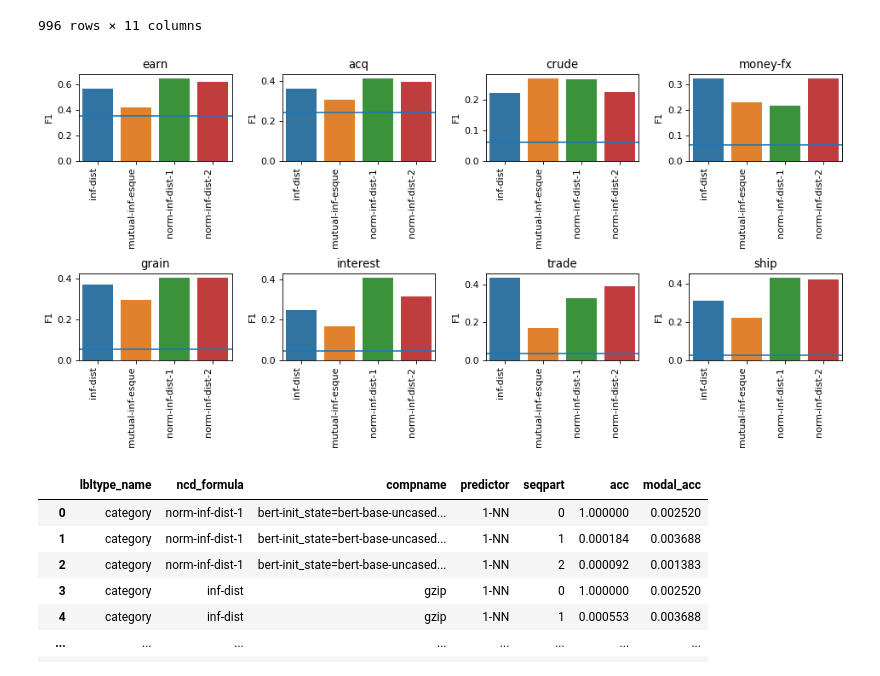
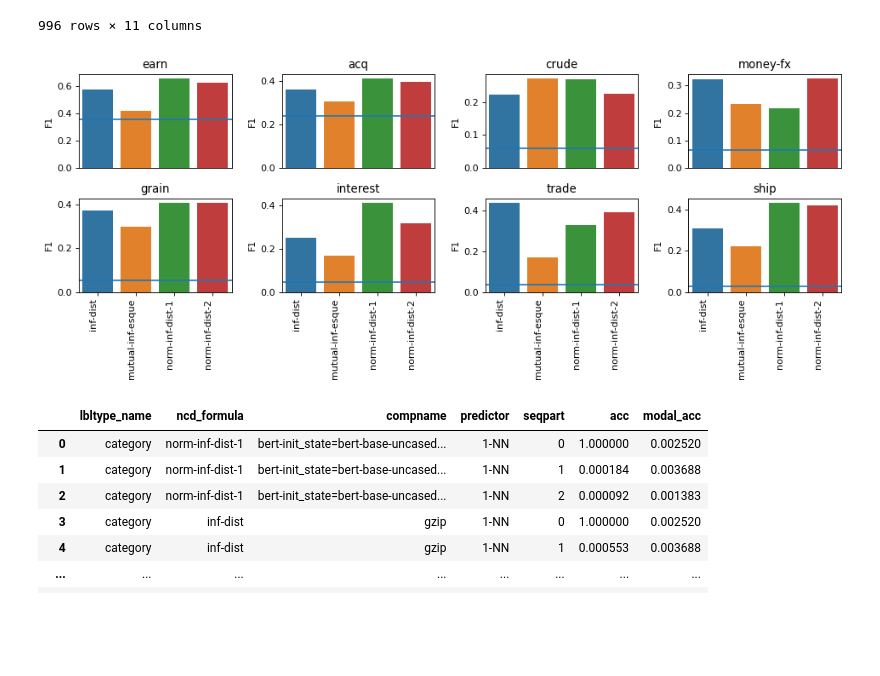
Before and after one commit to samuelbarrett1234/csproject, a Jupyter notebook: NCD Formulae Analysis.ipynb, the cells around one changed output. Drawn from its saved outputs; the diff is of its cells as text; code cells hidden in the pictures; blank space fills up the shorter version.

```diff
--- a/NCD Formulae Analysis.ipynb
+++ b/NCD Formulae Analysis.ipynb
@@ -56,29 +56,31 @@ df_test = df[df["seqpart"] == 2]
 # %%
 num = 8
 row = 4
 assert(num % row == 0)
 lbltypes = list(lbltype_counts.index)[::-1][:num]
 
-fig, axs = plt.subplots(num // row, row, figsize=(3 * row, 3 * (num // row)), dpi=80)
+fig, axs = plt.subplots(num // row, row, figsize=(3 * row, 2.5 * (num // row)), dpi=80)
 
 for i in range(num // row):
     for j, lbltype in enumerate(lbltypes[i * row : (i + 1) * row]):
         df_partition = df_test[df_test["lbltype_name"] == lbltype]
         df_partition = df_partition.sort_values(["num_instances", "ncd_formula"])
         sns.barplot(data=df_partition, ax=axs[i][j],
                     x="ncd_formula", y="f1")
 
         axs[i][j].set_title(lbltype)
         axs[i][j].set_xlabel('')
         axs[i][j].set_ylabel("F1")
         axs[i][j].axhline(y=(df_partition["num_instances"] / df_partition["seqpart_size"]).values[0])
         axs[i][j].set_xticklabels(axs[i][j].get_xticklabels(), rotation=90, ha='right')
+        if i != num // row - 1:
+            axs[i][j].set_xticks([])
 
 fig.tight_layout()
 plt.savefig(GRAPHS + f"reuters-ncd-formulae.svg", format="svg", bbox_inches='tight')
 plt.show()
 # %% [output]
-[figure, old version]
+[figure, new version]
 # %%
 FOLDER = 'E:/diss/jeopardy/'
 # %%
```
Also changed, not shown: parts of 1 cell of this notebook, 7 other files.
